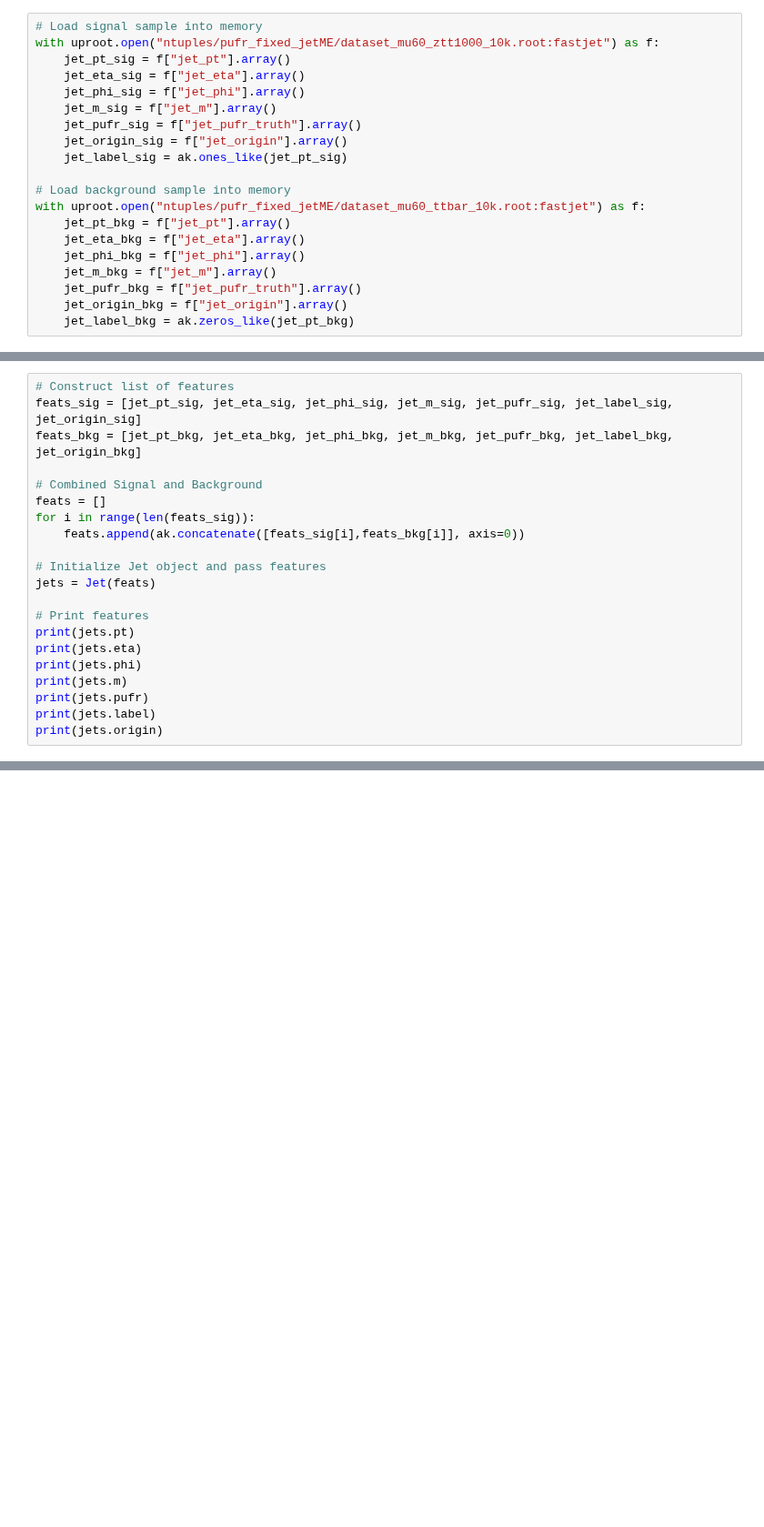
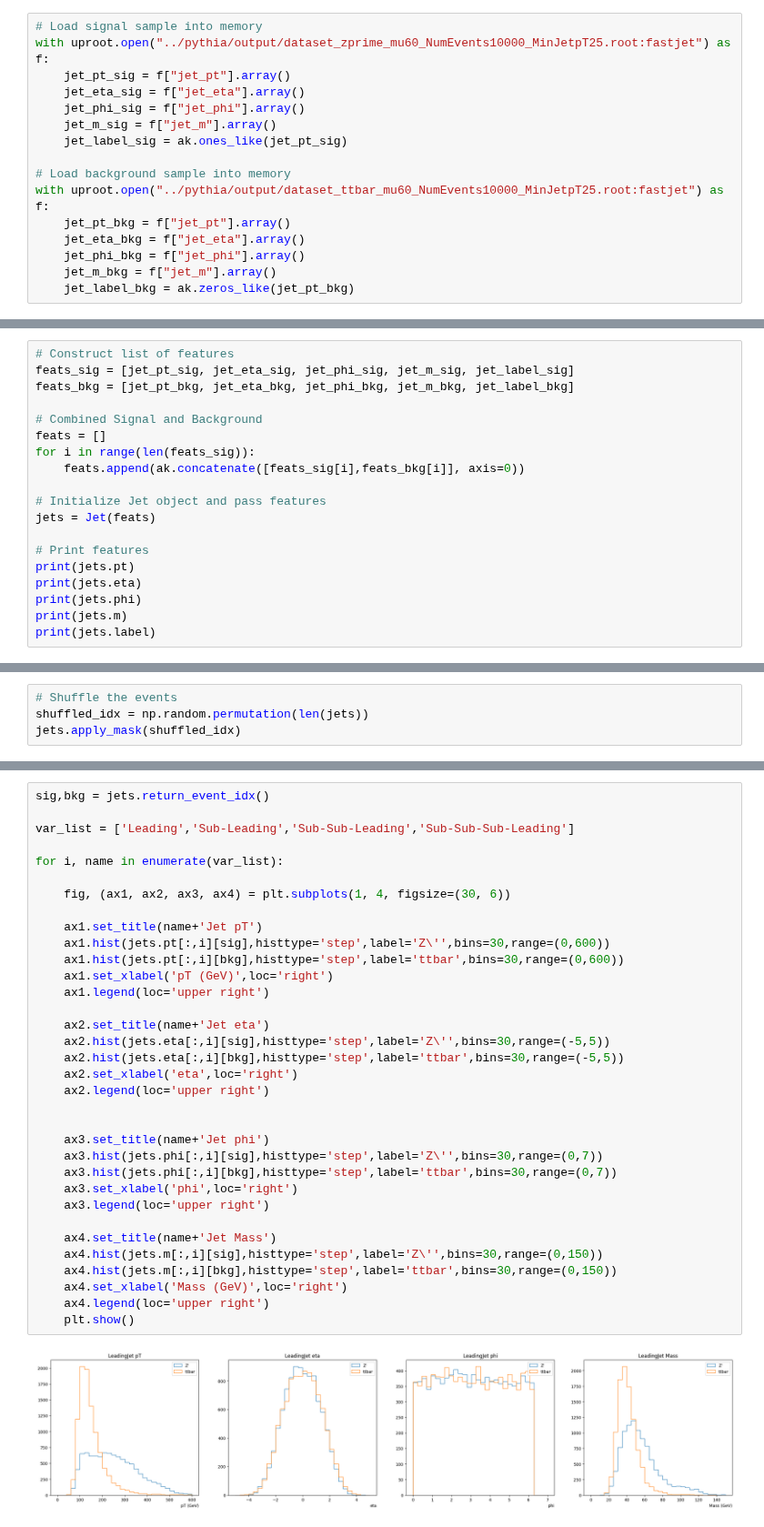
Before and after one commit to LukeV37/Pileup_Project, a Jupyter notebook: analysis/Leading_Jet_Validation.ipynb, the cells around one changed output, grey strips where cells are left out. Shown at 91% size. Cells and saved outputs as stored; diff of their text form; blank space fills up the shorter version.

Commit message:
leading jet study

```diff
--- a/analysis/Leading_Jet_Validation.ipynb
+++ b/analysis/Leading_Jet_Validation.ipynb
@@ -6,22 +17,18 @@ import matplotlib.pyplot as plt
 # %%
 # Load signal sample into memory
-with uproot.open("ntuples/pufr_fixed_jetME/dataset_mu60_ztt1000_10k.root:fastjet") as f:
+with uproot.open("../pythia/output/dataset_zprime_mu60_NumEvents10000_MinJetpT25.root:fastjet") as f:
     jet_pt_sig = f["jet_pt"].array()
     jet_eta_sig = f["jet_eta"].array()
     jet_phi_sig = f["jet_phi"].array()
     jet_m_sig = f["jet_m"].array()
-    jet_pufr_sig = f["jet_pufr_truth"].array()
-    jet_origin_sig = f["jet_origin"].array()
     jet_label_sig = ak.ones_like(jet_pt_sig)
 
 # Load background sample into memory
-with uproot.open("ntuples/pufr_fixed_jetME/dataset_mu60_ttbar_10k.root:fastjet") as f:
+with uproot.open("../pythia/output/dataset_ttbar_mu60_NumEvents10000_MinJetpT25.root:fastjet") as f:
     jet_pt_bkg = f["jet_pt"].array()
     jet_eta_bkg = f["jet_eta"].array()
     jet_phi_bkg = f["jet_phi"].array()
     jet_m_bkg = f["jet_m"].array()
-    jet_pufr_bkg = f["jet_pufr_truth"].array()
-    jet_origin_bkg = f["jet_origin"].array()
     jet_label_bkg = ak.zeros_like(jet_pt_bkg)
 # %%
 class Jet:
@@ -59,7 +88,7 @@ class Jet:
 # %%
 # Construct list of features
-feats_sig = [jet_pt_sig, jet_eta_sig, jet_phi_sig, jet_m_sig, jet_pufr_sig, jet_label_sig, jet_origin_sig]
-feats_bkg = [jet_pt_bkg, jet_eta_bkg, jet_phi_bkg, jet_m_bkg, jet_pufr_bkg, jet_label_bkg, jet_origin_bkg]
+feats_sig = [jet_pt_sig, jet_eta_sig, jet_phi_sig, jet_m_sig, jet_label_sig]
+feats_bkg = [jet_pt_bkg, jet_eta_bkg, jet_phi_bkg, jet_m_bkg, jet_label_bkg]
 
 # Combined Signal and Background
 feats = []
@@ -74,9 +103,7 @@ print(jets.pt)
 print(jets.eta)
 print(jets.phi)
 print(jets.m)
-print(jets.pufr)
 print(jets.label)
-print(jets.origin)
 # %% [output]
 [[228, 172, 117, 98.6, 84.6, 47.1, ..., 26.7, 26.4, 25.8, 25.8, 25.5], ...]
 [[-1.18, 1.31, 0.943, -1.1, 0.682, ..., -2.4, 3.03, -3.3, 1.94, 1.83], ...]
@@ -95,3 +113,7 @@ plt.show()
+# %%
+# Shuffle the events
+shuffled_idx = np.random.permutation(len(jets))
+jets.apply_mask(shuffled_idx)
 # %%
 # Plot number of jets per event
 h_num_jets = ak.num(jets.pt,axis=1)
@@ -147,0 +139,36 @@ print(idx)
+# %%
+sig,bkg = jets.return_event_idx()
+
+var_list = ['Leading','Sub-Leading','Sub-Sub-Leading','Sub-Sub-Sub-Leading']
+
+for i, name in enumerate(var_list):
+
+    fig, (ax1, ax2, ax3, ax4) = plt.subplots(1, 4, figsize=(30, 6))
+
+    ax1.set_title(name+'Jet pT')
+    ax1.hist(jets.pt[:,i][sig],histtype='step',label='Z\'',bins=30,range=(0,600))
+    ax1.hist(jets.pt[:,i][bkg],histtype='step',label='ttbar',bins=30,range=(0,600))
+    ax1.set_xlabel('pT (GeV)',loc='right')
+    ax1.legend(loc='upper right')
+
+    ax2.set_title(name+'Jet eta')
+    ax2.hist(jets.eta[:,i][sig],histtype='step',label='Z\'',bins=30,range=(-5,5))
+    ax2.hist(jets.eta[:,i][bkg],histtype='step',label='ttbar',bins=30,range=(-5,5))
+    ax2.set_xlabel('eta',loc='right')
+    ax2.legend(loc='upper right')
+
+
+    ax3.set_title(name+'Jet phi')
+    ax3.hist(jets.phi[:,i][sig],histtype='step',label='Z\'',bins=30,range=(0,7))
+    ax3.hist(jets.phi[:,i][bkg],histtype='step',label='ttbar',bins=30,range=(0,7))
+    ax3.set_xlabel('phi',loc='right')
+    ax3.legend(loc='upper right')
+
+    ax4.set_title(name+'Jet Mass')
+    ax4.hist(jets.m[:,i][sig],histtype='step',label='Z\'',bins=30,range=(0,150))
+    ax4.hist(jets.m[:,i][bkg],histtype='step',label='ttbar',bins=30,range=(0,150))
+    ax4.set_xlabel('Mass (GeV)',loc='right')
+    ax4.legend(loc='upper right')
+    plt.show()
+# %% [output]
+[figure, added]
```
Also changed, not shown: parts of 19 cells of this notebook.
